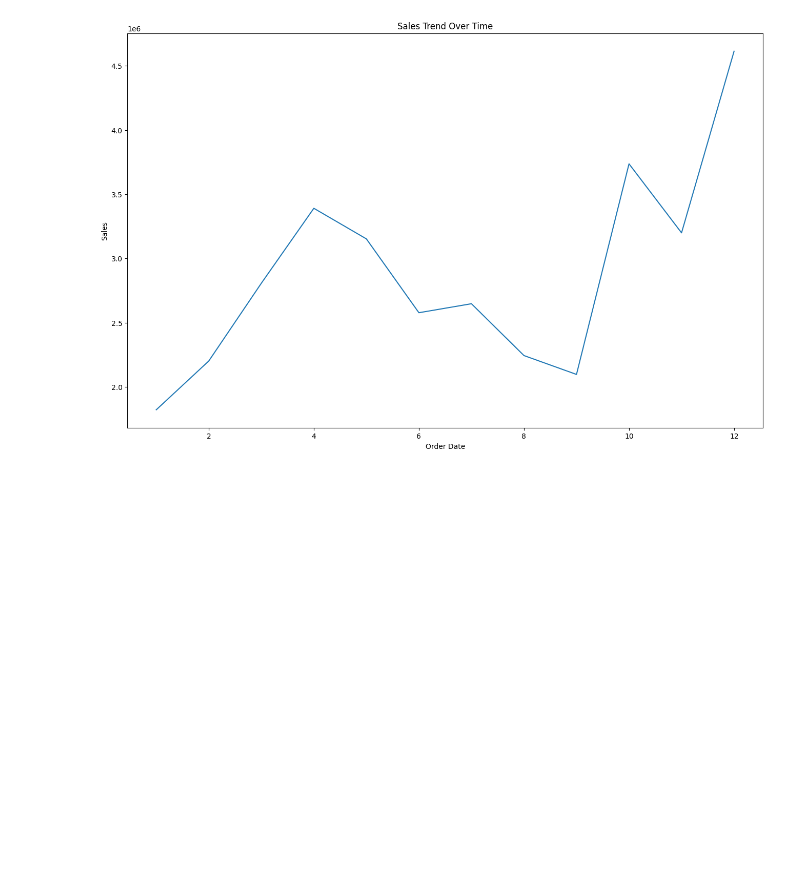
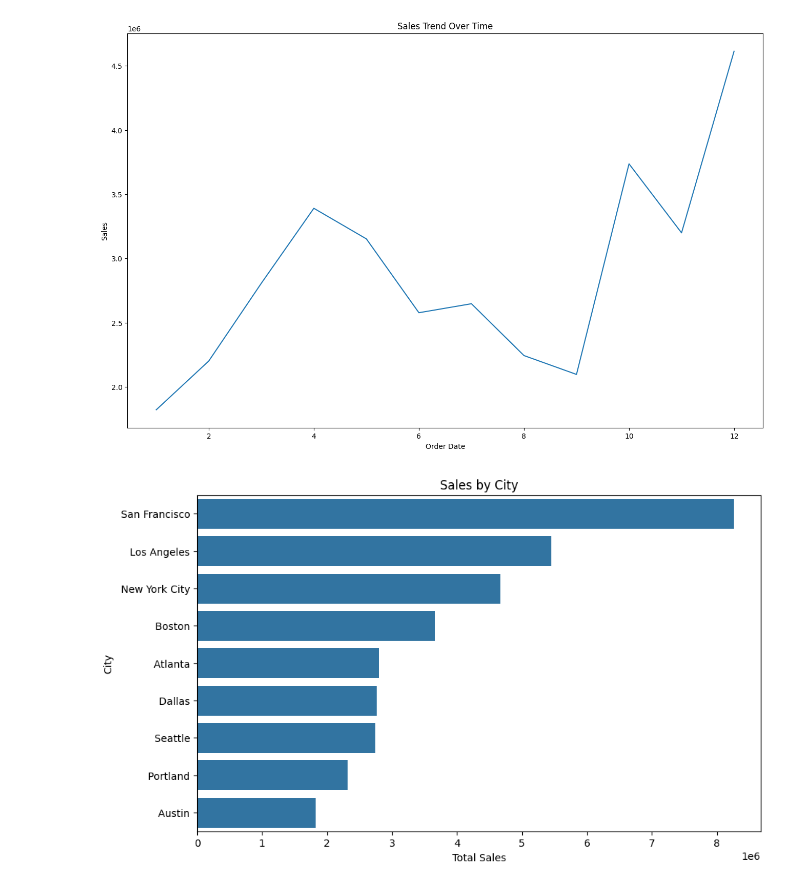
Before and after one commit to GChukwudi/meriskill-Internship, a Jupyter notebook: Sales-Task/Sales.ipynb, the cells around one changed output. Drawn from its saved outputs; the diff is of its cells as text; code cells hidden in the pictures; blank space fills up the shorter version.

```diff
--- a/Sales-Task/Sales.ipynb
+++ b/Sales-Task/Sales.ipynb
@@ -38,3 +38,14 @@ plt.title('Sales Trend Over Time')
 plt.show()
 # %% [output]
 [figure]
+# %%
+# Top 5 best selling product using stacked bar chart
+City_sales = data.groupby('City')['Sales'].sum().sort_values(ascending=False)
+plt.figure(figsize=(10, 6))
+sns.barplot(x=City_sales.values, y=City_sales.index, orient='h')
+plt.xlabel('Total Sales')
+plt.ylabel('City')
+plt.title('Sales by City')
+plt.show()
+# %% [output]
+[figure, added]
```
